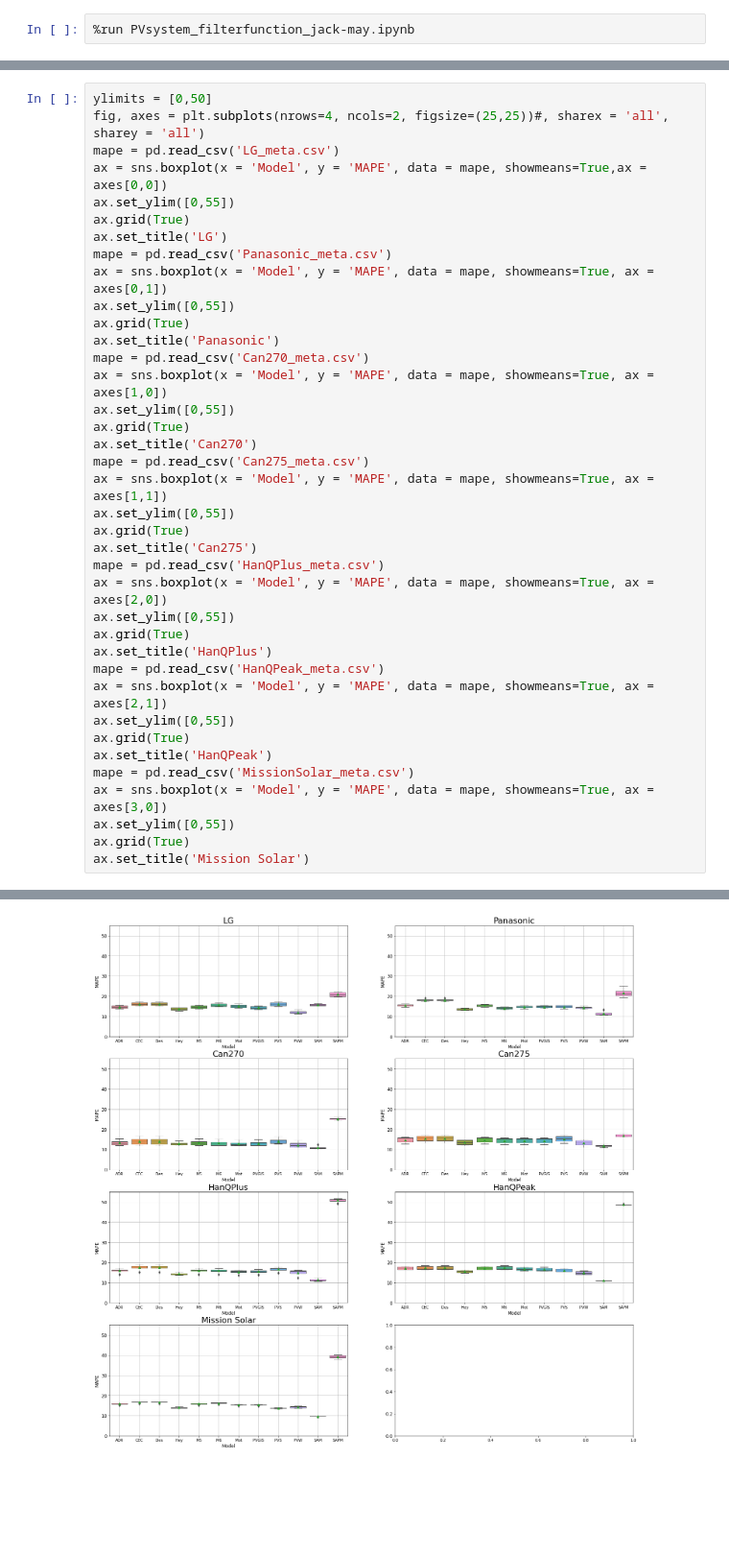
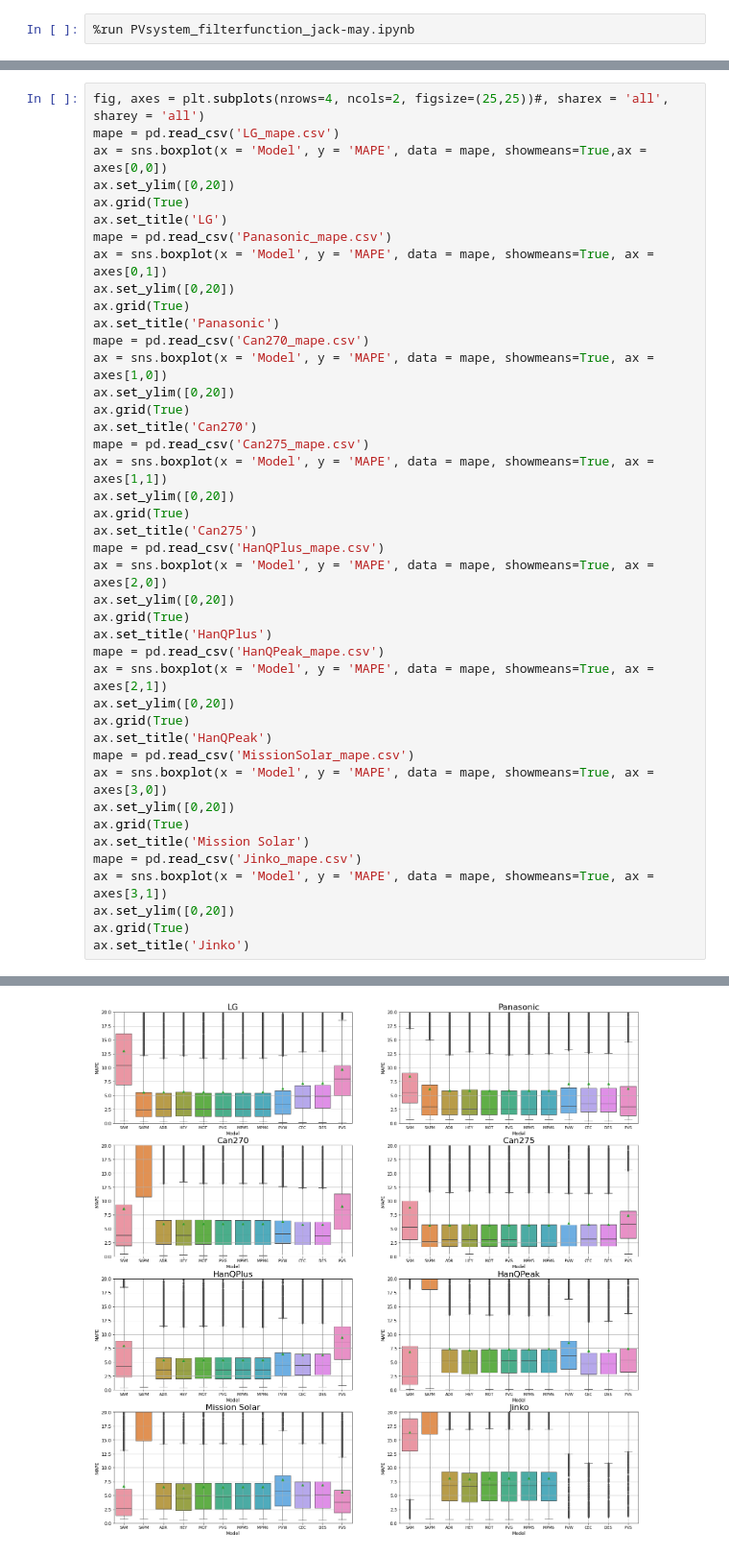
Before and after one commit to lmdeville/PV-Modeling, a Jupyter notebook: PVLT/PVLT_Loop.ipynb, the cells around one changed output, grey strips where cells are left out. Shown at 96% size. Cells and saved outputs as stored; diff of their text form; blank space fills up the shorter version.

```diff
--- a/PVLT/PVLT_Loop.ipynb
+++ b/PVLT/PVLT_Loop.ipynb
@@ -242,39 +301,43 @@ for mod_name in mod_names:
 # %%
-ylimits = [0,50]
 fig, axes = plt.subplots(nrows=4, ncols=2, figsize=(25,25))#, sharex = 'all', sharey = 'all')
-mape = pd.read_csv('LG_meta.csv')
+mape = pd.read_csv('LG_mape.csv')
 ax = sns.boxplot(x = 'Model', y = 'MAPE', data = mape, showmeans=True,ax = axes[0,0])
-ax.set_ylim([0,55])
+ax.set_ylim([0,20])
 ax.grid(True)
 ax.set_title('LG')
-mape = pd.read_csv('Panasonic_meta.csv')
+mape = pd.read_csv('Panasonic_mape.csv')
 ax = sns.boxplot(x = 'Model', y = 'MAPE', data = mape, showmeans=True, ax = axes[0,1])
-ax.set_ylim([0,55])
+ax.set_ylim([0,20])
 ax.grid(True)
 ax.set_title('Panasonic')
-mape = pd.read_csv('Can270_meta.csv')
+mape = pd.read_csv('Can270_mape.csv')
 ax = sns.boxplot(x = 'Model', y = 'MAPE', data = mape, showmeans=True, ax = axes[1,0])
-ax.set_ylim([0,55])
+ax.set_ylim([0,20])
 ax.grid(True)
 ax.set_title('Can270')
-mape = pd.read_csv('Can275_meta.csv')
+mape = pd.read_csv('Can275_mape.csv')
 ax = sns.boxplot(x = 'Model', y = 'MAPE', data = mape, showmeans=True, ax = axes[1,1])
-ax.set_ylim([0,55])
+ax.set_ylim([0,20])
 ax.grid(True)
 ax.set_title('Can275')
-mape = pd.read_csv('HanQPlus_meta.csv')
+mape = pd.read_csv('HanQPlus_mape.csv')
 ax = sns.boxplot(x = 'Model', y = 'MAPE', data = mape, showmeans=True, ax = axes[2,0])
-ax.set_ylim([0,55])
+ax.set_ylim([0,20])
 ax.grid(True)
 ax.set_title('HanQPlus')
-mape = pd.read_csv('HanQPeak_meta.csv')
+mape = pd.read_csv('HanQPeak_mape.csv')
 ax = sns.boxplot(x = 'Model', y = 'MAPE', data = mape, showmeans=True, ax = axes[2,1])
-ax.set_ylim([0,55])
+ax.set_ylim([0,20])
 ax.grid(True)
 ax.set_title('HanQPeak')
-mape = pd.read_csv('MissionSolar_meta.csv')
+mape = pd.read_csv('MissionSolar_mape.csv')
 ax = sns.boxplot(x = 'Model', y = 'MAPE', data = mape, showmeans=True, ax = axes[3,0])
-ax.set_ylim([0,55])
+ax.set_ylim([0,20])
 ax.grid(True)
 ax.set_title('Mission Solar')
+mape = pd.read_csv('Jinko_mape.csv')
+ax = sns.boxplot(x = 'Model', y = 'MAPE', data = mape, showmeans=True, ax = axes[3,1])
+ax.set_ylim([0,20])
+ax.grid(True)
+ax.set_title('Jinko')
 # %% [output]
@@ -282 +345 @@ Text(0.5, 1.0, 'Mission Solar')
-[figure, old version]
+[figure, new version]
```
Also changed, not shown: parts of 4 cells of this notebook, 2 other files.
